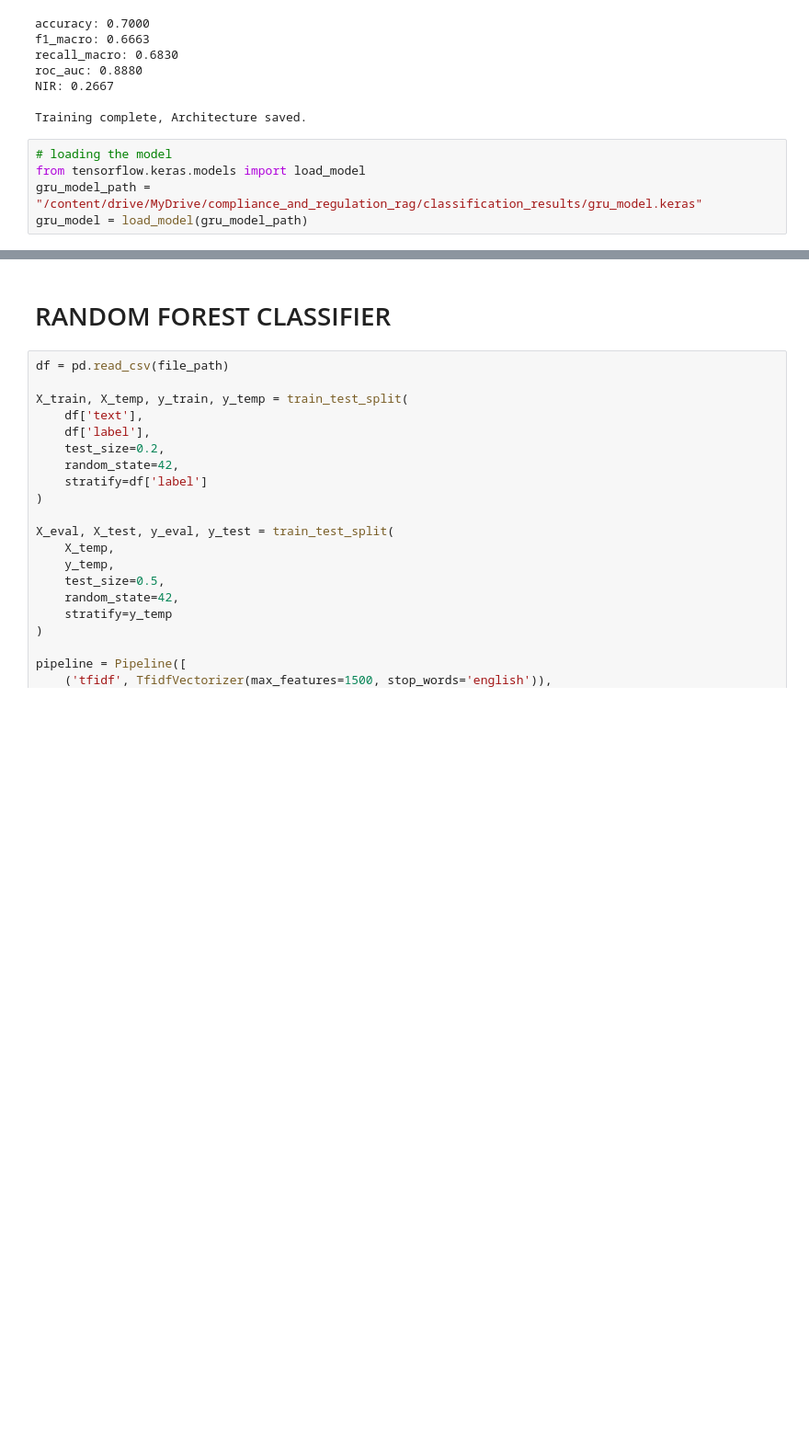
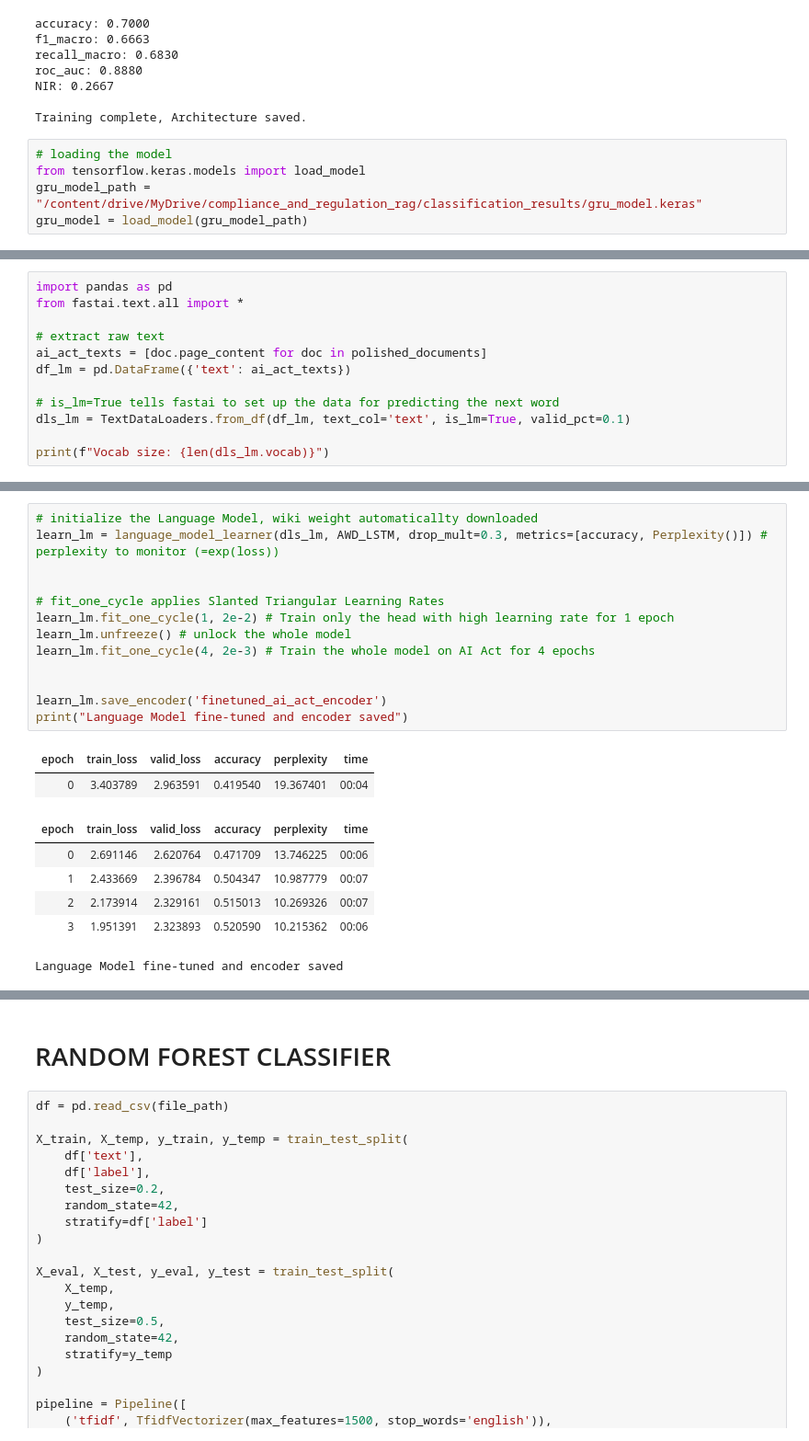
Before and after one commit to profsuccodifrutta/ai_act_RAG_navigator, a Jupyter notebook: ai_act_RAG3.ipynb, the cells around one changed output, grey strips where cells are left out. Shown at 92% size. Drawn from its saved outputs; the diff is of its cells as text; blank space fills up the shorter version.

Commit message:
added ulmfit model

```diff
--- a/ai_act_RAG3.ipynb
+++ b/ai_act_RAG3.ipynb
@@ -1938,0 +1962,12 @@ gru_model = load_model(gru_model_path)
+# %%
+import pandas as pd
+from fastai.text.all import *
+
+# extract raw text
+ai_act_texts = [doc.page_content for doc in polished_documents]
+df_lm = pd.DataFrame({'text': ai_act_texts})
+
+# is_lm=True tells fastai to set up the data for predicting the next word
+dls_lm = TextDataLoaders.from_df(df_lm, text_col='text', is_lm=True, valid_pct=0.1)
+
+print(f"Vocab size: {len(dls_lm.vocab)}")
@@ -1938,0 +1984,22 @@ gru_model = load_model(gru_model_path)
+# %%
+# initialize the Language Model, wiki weight automaticallty downloaded
+learn_lm = language_model_learner(dls_lm, AWD_LSTM, drop_mult=0.3, metrics=[accuracy, Perplexity()]) # perplexity to monitor (=exp(loss))
+
+
+# fit_one_cycle applies Slanted Triangular Learning Rates
+learn_lm.fit_one_cycle(1, 2e-2) # Train only the head with high learning rate for 1 epoch
+learn_lm.unfreeze() # unlock the whole model
+learn_lm.fit_one_cycle(4, 2e-3) # Train the whole model on AI Act for 4 epochs
+
+
+learn_lm.save_encoder('finetuned_ai_act_encoder')
+print("Language Model fine-tuned and encoder saved")
+# %% [output]
+| epoch | train_loss | valid_loss | accuracy | perplexity | time |
+| 0 | 3.403789 | 2.963591 | 0.419540 | 19.367401 | 00:04 |
+| epoch | train_loss | valid_loss | accuracy | perplexity | time |
+| 0 | 2.691146 | 2.620764 | 0.471709 | 13.746225 | 00:06 |
+| 1 | 2.433669 | 2.396784 | 0.504347 | 10.987779 | 00:07 |
+| 2 | 2.173914 | 2.329161 | 0.515013 | 10.269326 | 00:07 |
+| 3 | 1.951391 | 2.323893 | 0.520590 | 10.215362 | 00:06 |
+Language Model fine-tuned and encoder saved
```
Also changed, not shown: parts of 13 cells of this notebook.
